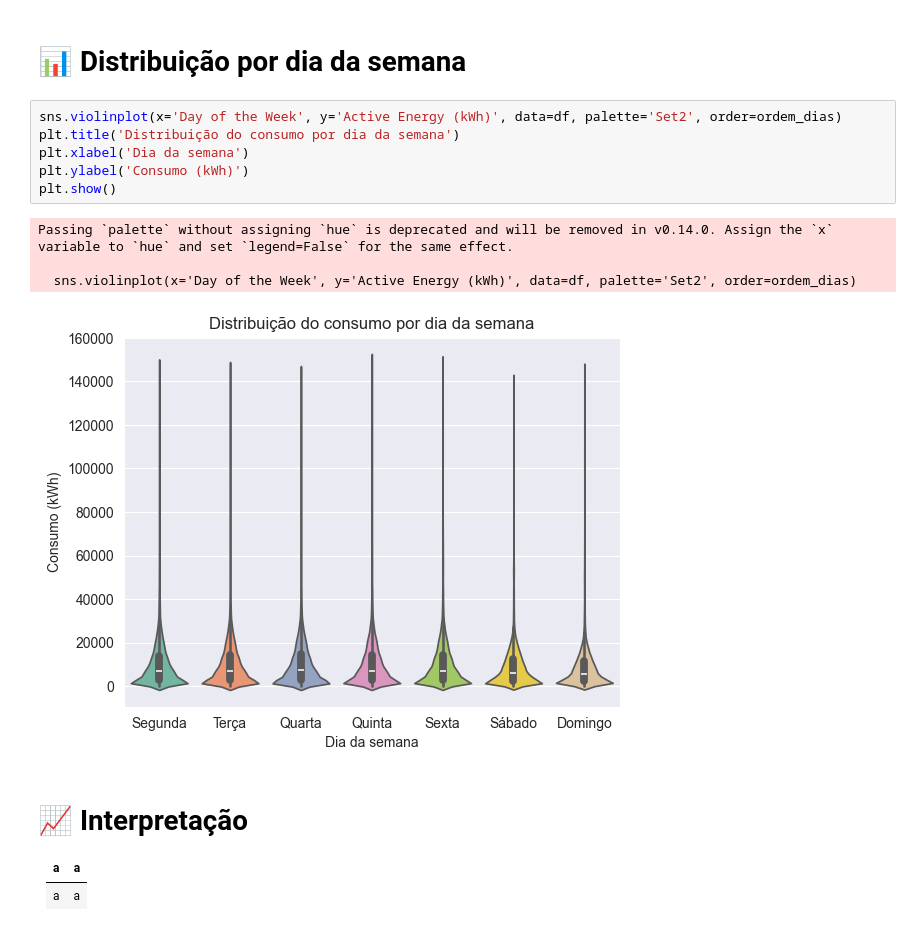
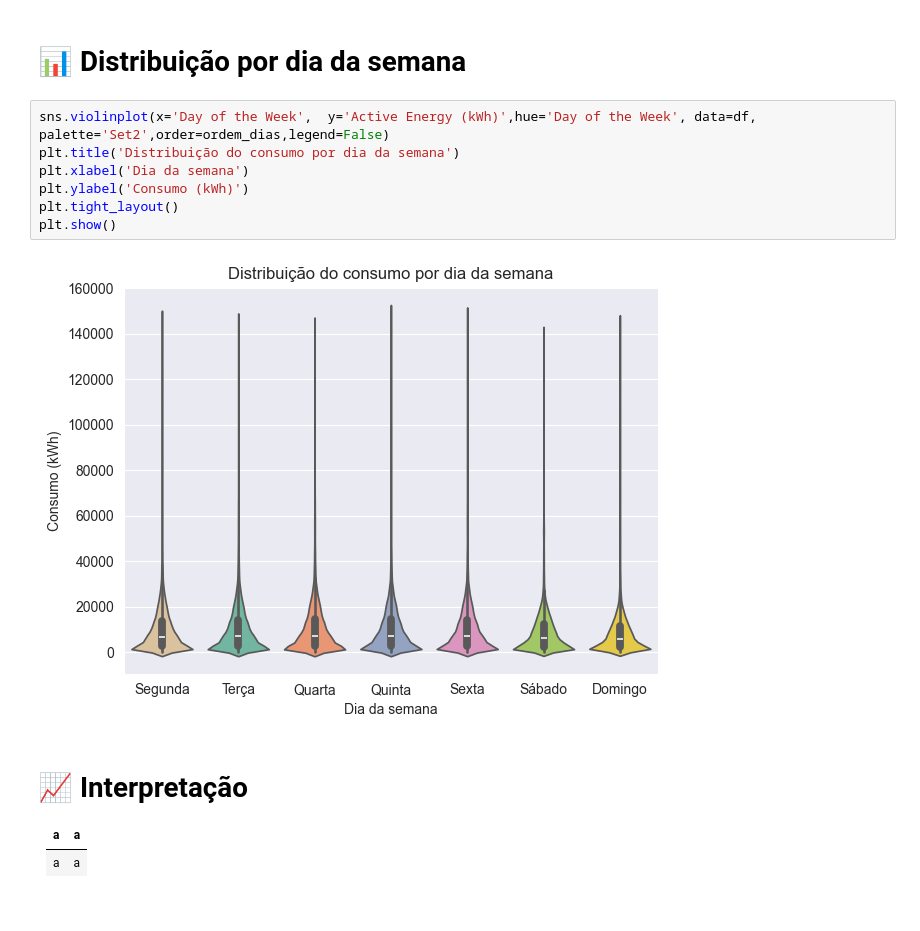
Before and after one commit to heyliceeee/previsao-do-consumo-energetico-com-ml, a Jupyter notebook: statsDataset.ipynb, the cells around one changed output. Saved outputs shown, nothing was run; the diff lists cells and outputs as text.

```diff
--- a/statsDataset.ipynb
+++ b/statsDataset.ipynb
@@ -280,16 +291,14 @@ Passing `palette` without assigning `hue` is deprecated and will be removed in v
 # %% [markdown]
 # 📊 Distribuição por dia da semana
 # %%
-sns.violinplot(x='Day of the Week', y='Active Energy (kWh)', data=df, palette='Set2', order=ordem_dias)
+sns.violinplot(x='Day of the Week',  y='Active Energy (kWh)',hue='Day of the Week', data=df, palette='Set2',order=ordem_dias,legend=False)
 plt.title('Distribuição do consumo por dia da semana')
 plt.xlabel('Dia da semana')
 plt.ylabel('Consumo (kWh)')
+plt.tight_layout()
 plt.show()
 # %% [output]
-Passing `palette` without assigning `hue` is deprecated and will be removed in v0.14.0. Assign the `x` variable to `hue` and set `legend=False` for the same effect.
-
-  sns.violinplot(x='Day of the Week', y='Active Energy (kWh)', data=df, palette='Set2', order=ordem_dias)
-[figure, old version]
+[figure, new version]
 # %% [markdown]
 # 📈 Interpretação
 | a | a |
```
Also changed, not shown: parts of 2 cells of this notebook.
